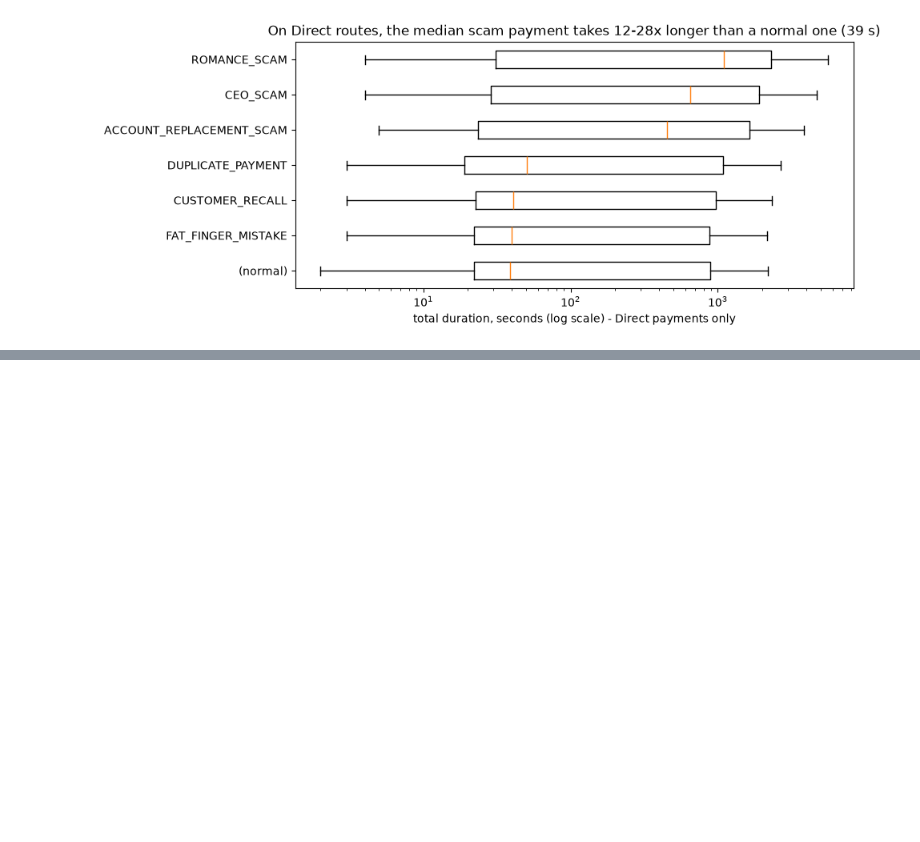
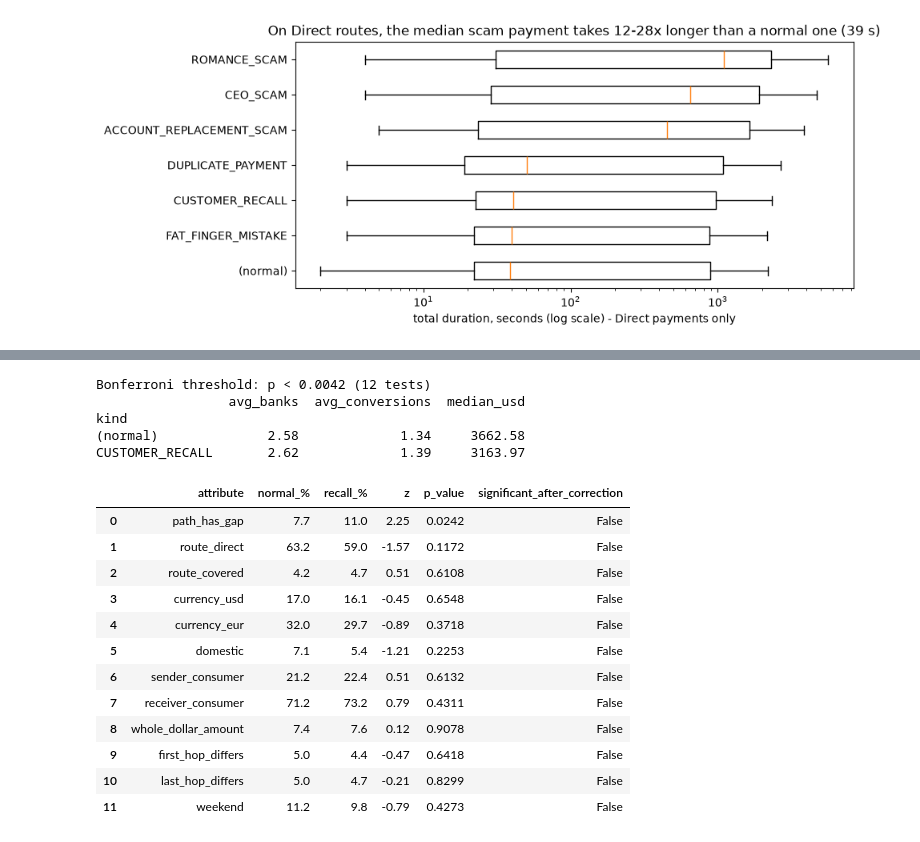
Before and after one commit to qist-tuah/liqi-datathon, a Jupyter notebook: notebooks/02_anomaly_types.ipynb, the cells around one changed output, grey strips where cells are left out. Saved outputs shown, nothing was run; the diff lists cells and outputs as text; code cells hidden in the pictures; blank space fills up the shorter version.

```diff
--- a/notebooks/02_eda.ipynb
+++ b/notebooks/02_anomaly_types.ipynb
@@ -486,0 +843,59 @@ plt.show()
+# %%
+from math import erfc, sqrt
+
+cr = q("""
+    SELECT coalesce(anomaly_type, '(normal)')                                    AS kind,
+           count(*)                                                              AS n,
+           avg((NOT continuity_qflag)::INT)                                      AS path_has_gap,
+           avg((transaction_type_code = 'Direct')::INT)                          AS route_direct,
+           avg((transaction_type_code = 'Covered')::INT)                         AS route_covered,
+           avg((currency_code = 'USD')::INT)                                     AS currency_usd,
+           avg((currency_code = 'EUR')::INT)                                     AS currency_eur,
+           avg((substr(ordering_bic8, 5, 2) = substr(beneficiary_bic8, 5, 2))::INT) AS domestic,
+           avg((ordering_type = 'C')::INT)                                       AS sender_consumer,
+           avg((beneficiary_type = 'C')::INT)                                    AS receiver_consumer,
+           avg((usd_amount = round(usd_amount))::INT)                            AS whole_dollar_amount,
+           avg((split_part(bic8_path, ';', 1) <> ordering_bic8)::INT)            AS first_hop_differs,
+           avg((string_split(bic8_path, ';')[-1] <> beneficiary_bic8)::INT)      AS last_hop_differs,
+           avg((dayofweek(ts) IN (0, 6))::INT)                                   AS weekend,
+           avg(participant_count)                                                AS avg_banks,
+           avg(currency_conversion_count)                                        AS avg_conversions,
+           median(usd_amount)                                                    AS median_usd
+    FROM base
+    WHERE anomaly_type = 'CUSTOMER_RECALL' OR anomaly_type IS NULL
+    GROUP BY 1
+""").set_index("kind")
+
+rec, nor = cr.loc["CUSTOMER_RECALL"], cr.loc["(normal)"]
+share_cols = [c for c in cr.columns if c not in ("n", "avg_banks", "avg_conversions", "median_usd")]
+alpha = 0.05 / len(share_cols)
+rows = []
+for c in share_cols:
+    p0, p1, n1 = nor[c], rec[c], rec["n"]
+    z = (p1 - p0) / sqrt(p0 * (1 - p0) / n1)
+    p = erfc(abs(z) / sqrt(2))
+    rows.append({"attribute": c, "normal_%": 100 * p0, "recall_%": 100 * p1, "z": z, "p_value": p,
+                 "significant_after_correction": p < alpha})
+cr_test = pd.DataFrame(rows).round({"normal_%": 1, "recall_%": 1, "z": 2, "p_value": 4})
+print(f"Bonferroni threshold: p < {alpha:.4f} ({len(share_cols)} tests)")
+print(cr[["avg_banks", "avg_conversions", "median_usd"]].round(2).to_string())
+cr_test
+# %% [output]
+Bonferroni threshold: p < 0.0042 (12 tests)
+                 avg_banks  avg_conversions  median_usd
+kind
+(normal)              2.58             1.34     3662.58
+CUSTOMER_RECALL       2.62             1.39     3163.97
+|  | attribute | normal_% | recall_% | z | p_value | significant_after_correction |
+| 0 | path_has_gap | 7.7 | 11.0 | 2.25 | 0.0242 | False |
+| 1 | route_direct | 63.2 | 59.0 | -1.57 | 0.1172 | False |
+| 2 | route_covered | 4.2 | 4.7 | 0.51 | 0.6108 | False |
+| 3 | currency_usd | 17.0 | 16.1 | -0.45 | 0.6548 | False |
+| 4 | currency_eur | 32.0 | 29.7 | -0.89 | 0.3718 | False |
+| 5 | domestic | 7.1 | 5.4 | -1.21 | 0.2253 | False |
+| 6 | sender_consumer | 21.2 | 22.4 | 0.51 | 0.6132 | False |
+| 7 | receiver_consumer | 71.2 | 73.2 | 0.79 | 0.4311 | False |
+| 8 | whole_dollar_amount | 7.4 | 7.6 | 0.12 | 0.9078 | False |
+| 9 | first_hop_differs | 5.0 | 4.4 | -0.47 | 0.6418 | False |
+| 10 | last_hop_differs | 5.0 | 4.7 | -0.21 | 0.8299 | False |
+| 11 | weekend | 11.2 | 9.8 | -0.79 | 0.4273 | False |
```
Also changed, not shown: parts of 25 cells of this notebook, 3 other files.
